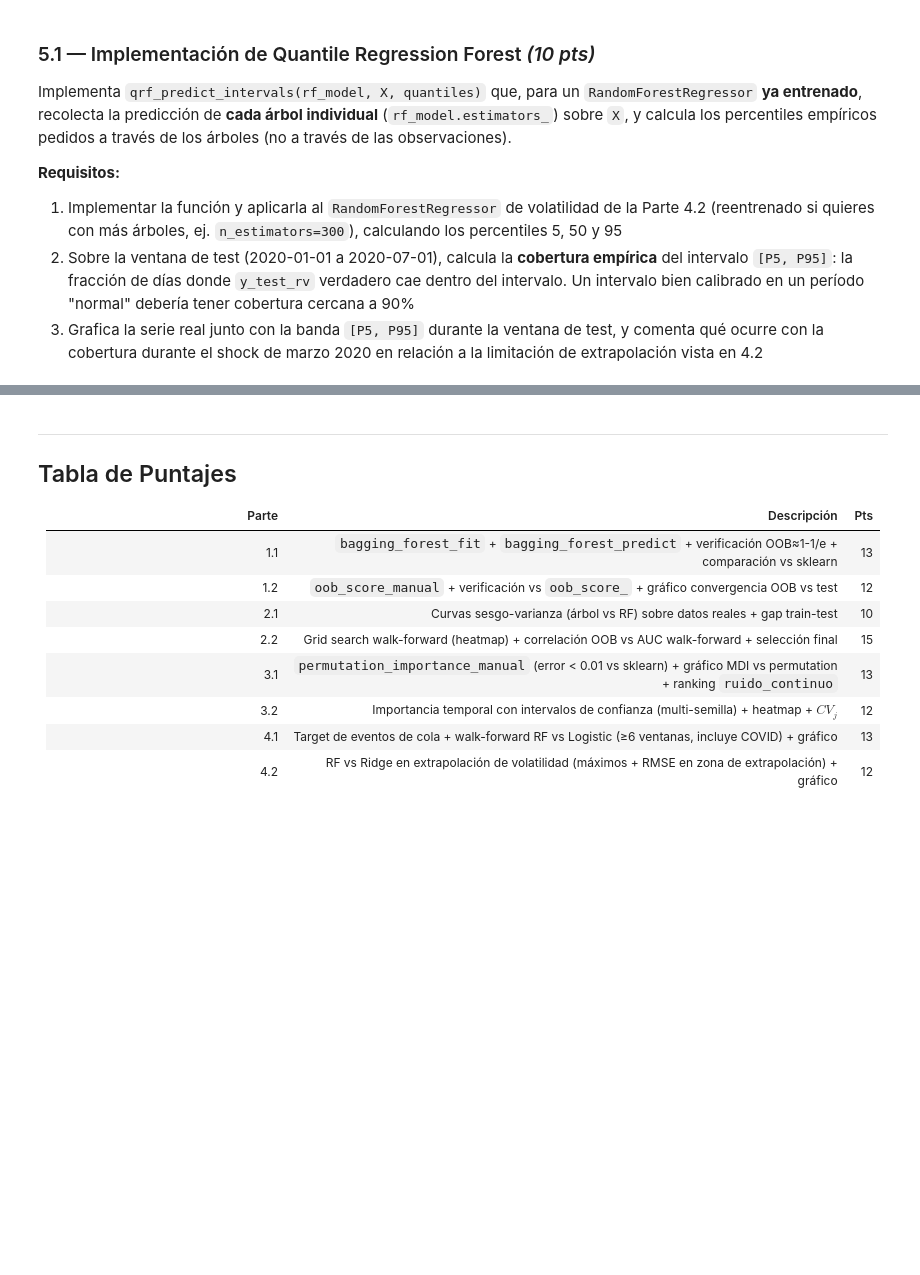
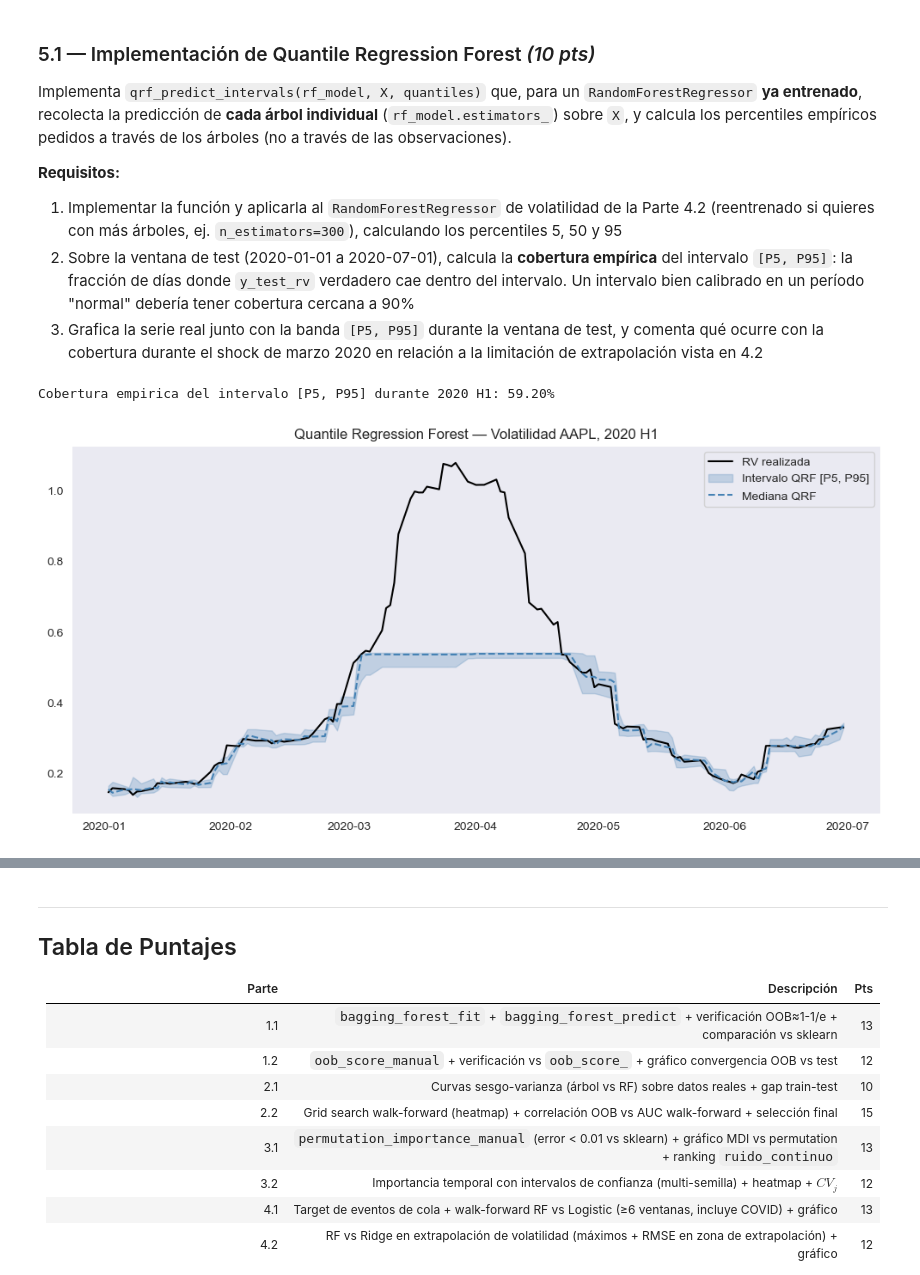
Before and after one commit to Vyena/ml_finance_teixeiradossantos, a Jupyter notebook: notebooks/hw06.ipynb, the cells around one changed output, grey strips where cells are left out. Drawn from its saved outputs; the diff is of its cells as text; code cells hidden in the pictures; blank space fills up the shorter version.

Commit message:
Completa Parte 5 de HW06 con Quantile Regression Forest

```diff
--- a/notebooks/hw06.ipynb
+++ b/notebooks/hw06.ipynb
@@ -929,41 +1191,51 @@ Implementa `qrf_predict_intervals(rf_model, X, quantiles)` que, para un `RandomF
 # %%
 def qrf_predict_intervals(rf_model, X, quantiles=(0.05, 0.5, 0.95)):
     '''
     Quantile Regression Forest: usa la distribucion de predicciones de los
     arboles individuales del bosque (no el promedio) para estimar percentiles.
 
     Parameters
     ----------
     rf_model  : RandomForestRegressor ya entrenado
     X         : datos sobre los que predecir
     quantiles : tupla de percentiles (0-1) a calcular
 
     Returns
     -------
     dict {quantile: array de predicciones} de shape (n_samples,) cada una
     '''
-    # TODO: recolecta las predicciones de rf_model.estimators_ sobre X (shape n_arboles x n_samples)
-    # TODO: calcula np.quantile a lo largo del eje de arboles para cada quantile pedido
-    pass
+    tree_predictions = np.vstack([
+        tree.predict(X)
+        for tree in rf_model.estimators_
+    ])
+
+    q_predictions = {
+        q: np.quantile(tree_predictions, q, axis=0)
+        for q in quantiles
+    }
+
+    return q_predictions
 
 
 # === Verificacion y cobertura empirica ===
-# Descomenta cuando hayas implementado la funcion
 
-# rf_q = RandomForestRegressor(n_estimators=300, min_samples_leaf=5, random_state=42, n_jobs=-1)
-# rf_q.fit(X_train_rv, y_train_rv)
-# q_preds = qrf_predict_intervals(rf_q, X_test_rv, quantiles=(0.05, 0.5, 0.95))
+rf_q = RandomForestRegressor(n_estimators=300, min_samples_leaf=5, random_state=42, n_jobs=-1)
+rf_q.fit(X_train_rv, y_train_rv)
+q_preds = qrf_predict_intervals(rf_q, X_test_rv, quantiles=(0.05, 0.5, 0.95))
 
-# coverage_90 = np.mean((y_test_rv >= q_preds[0.05]) & (y_test_rv <= q_preds[0.95]))
-# print(f"Cobertura empirica del intervalo [P5, P95] durante 2020 H1: {coverage_90:.2%}")
+coverage_90 = np.mean((y_test_rv >= q_preds[0.05]) & (y_test_rv <= q_preds[0.95]))
+print(f"Cobertura empirica del intervalo [P5, P95] durante 2020 H1: {coverage_90:.2%}")
 
-# fig, ax = plt.subplots(figsize=(10, 5))
-# ax.plot(dates_test_rv, y_test_rv, "k-", lw=1.5, label="RV realizada")
-# ax.fill_between(dates_test_rv, q_preds[0.05], q_preds[0.95], alpha=0.25, color="steelblue",
-#                  label="Intervalo QRF [P5, P95]")
-# ax.plot(dates_test_rv, q_preds[0.5], color="steelblue", lw=1.5, ls="--", label="Mediana QRF")
-# ax.set_title(f"Quantile Regression Forest — Volatilidad {TICKER}, 2020 H1")
-# ax.legend(); plt.tight_layout(); plt.show()
+fig, ax = plt.subplots(figsize=(10, 5))
+ax.plot(dates_test_rv, y_test_rv, "k-", lw=1.5, label="RV realizada")
+ax.fill_between(dates_test_rv, q_preds[0.05], q_preds[0.95], alpha=0.25, color="steelblue",
+                 label="Intervalo QRF [P5, P95]")
+ax.plot(dates_test_rv, q_preds[0.5], color="steelblue", lw=1.5, ls="--", label="Mediana QRF")
+ax.set_title(f"Quantile Regression Forest — Volatilidad {TICKER}, 2020 H1")
+ax.legend(); plt.tight_layout(); plt.show()
+# %% [output]
+Cobertura empirica del intervalo [P5, P95] durante 2020 H1: 59.20%
+[figure, added]
 # %% [markdown]
 ### 5.2 — Preguntas de Interpretación *(5 pts)*
 
```
Also changed, not shown: parts of 4 cells of this notebook.
